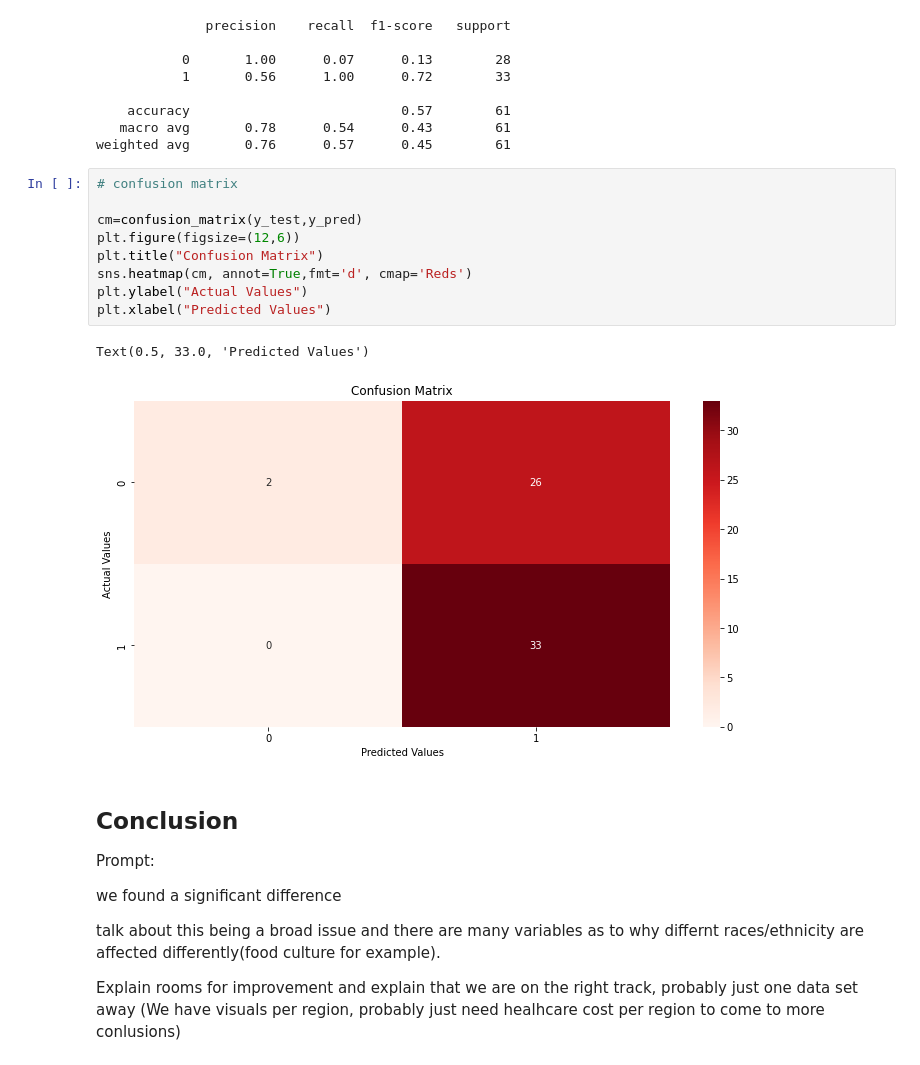
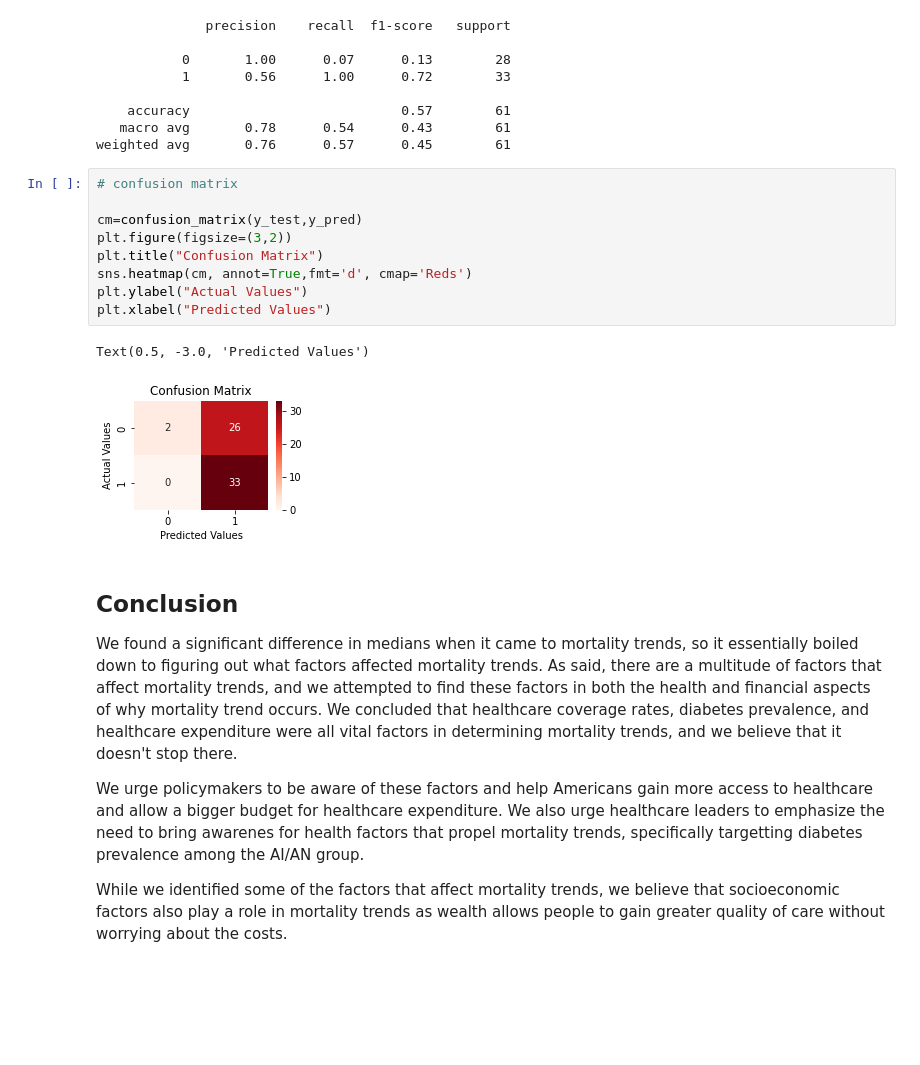
Before and after one commit to uic-cs418/cs418-spring22-quiz-gods, a Jupyter notebook: final.ipynb, the cells around one changed output. Drawn from its saved outputs; the diff is of its cells as text; blank space fills up the shorter version.

```diff
--- a/final.ipynb
+++ b/final.ipynb
@@ -146,22 +174,20 @@ weighted avg       0.76      0.57      0.45        61
 # %%
 # confusion matrix
 
 cm=confusion_matrix(y_test,y_pred)
-plt.figure(figsize=(12,6))
+plt.figure(figsize=(3,2))
 plt.title("Confusion Matrix")
 sns.heatmap(cm, annot=True,fmt='d', cmap='Reds')
 plt.ylabel("Actual Values")
 plt.xlabel("Predicted Values")
 # %% [output]
-Text(0.5, 33.0, 'Predicted Values')
+Text(0.5, -3.0, 'Predicted Values')
-[figure, old version]
+[figure, new version]
 # %% [markdown]
 ## Conclusion
 
-Prompt:
+We found a significant difference in medians when it came to mortality trends, so it essentially boiled down to figuring out what factors affected mortality trends. As said, there are a multitude of factors that affect mortality trends, and we attempted to find these factors in both the health and financial aspects of why mortality trend occurs. We concluded that healthcare coverage rates, diabetes prevalence, and healthcare expenditure were all vital factors in determining mortality trends, and we believe that it doesn't stop there.
 
-we found a significant difference
+We urge policymakers to be aware of these factors and help Americans gain more access to healthcare and allow a bigger budget for healthcare expenditure. We also urge healthcare leaders to emphasize the need to bring awarenes for health factors that propel mortality trends, specifically targetting diabetes prevalence among the AI/AN group.
 
-talk about this being a broad issue and there are many variables as to why differnt races/ethnicity are affected differently(food culture for example).
-
-Explain rooms for improvement and explain that we are on the right track, probably just one data set away (We have visuals per region, probably just need healhcare cost per region to come to more conlusions)
+While we identified some of the factors that affect mortality trends, we believe that socioeconomic factors also play a role in mortality trends as wealth allows people to gain greater quality of care without worrying about the costs.
```
Also changed, not shown: parts of 11 cells of this notebook, 2 other files.
